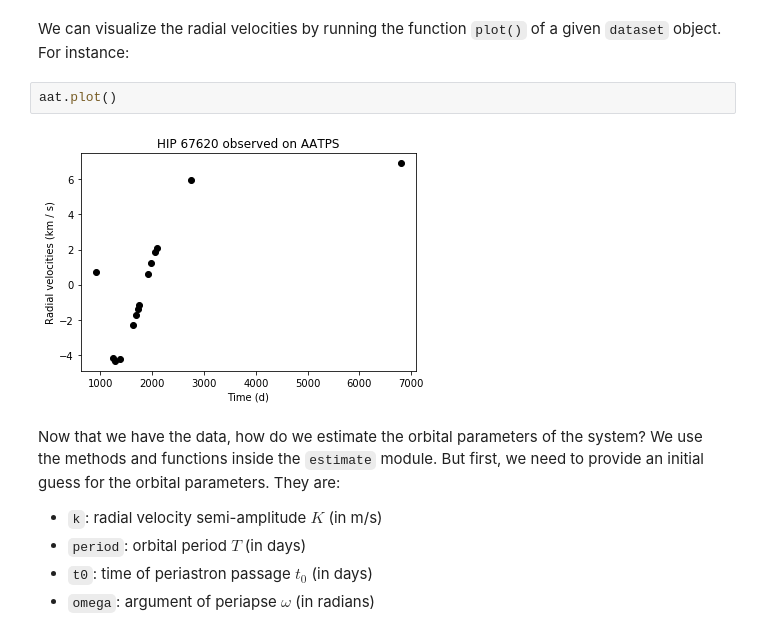
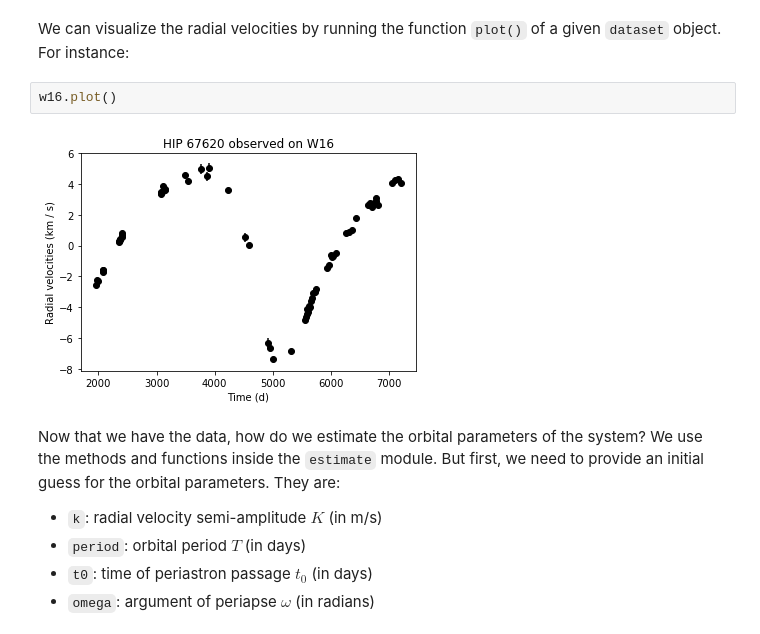
Before and after one commit to Eapj3/radial_, a Jupyter notebook: docs/HIP67620_example.ipynb, the cells around one changed output. Saved outputs shown, nothing was run; the diff lists cells and outputs as text.

```diff
--- a/docs/HIP67620_example.ipynb
+++ b/docs/HIP67620_example.ipynb
@@ -33,9 +33,9 @@ w16 = dataset.RVDataSet(file='../tests/HIP67620_WF16.dat', t_offset=-5E4, rv_off
 # %% [markdown]
 We can visualize the radial velocities by running the function `plot()` of a given `dataset` object. For instance:
 # %%
-aat.plot()
+w16.plot()
 # %% [output]
-[figure, old version]
+[figure, new version]
 # %% [markdown]
 Now that we have the data, how do we estimate the orbital parameters of the system? We use the methods and functions inside the `estimate` module. But first, we need to provide an initial guess for the orbital parameters. They are:
 
```
Also changed, not shown: parts of 8 cells of this notebook, 5 other files.
